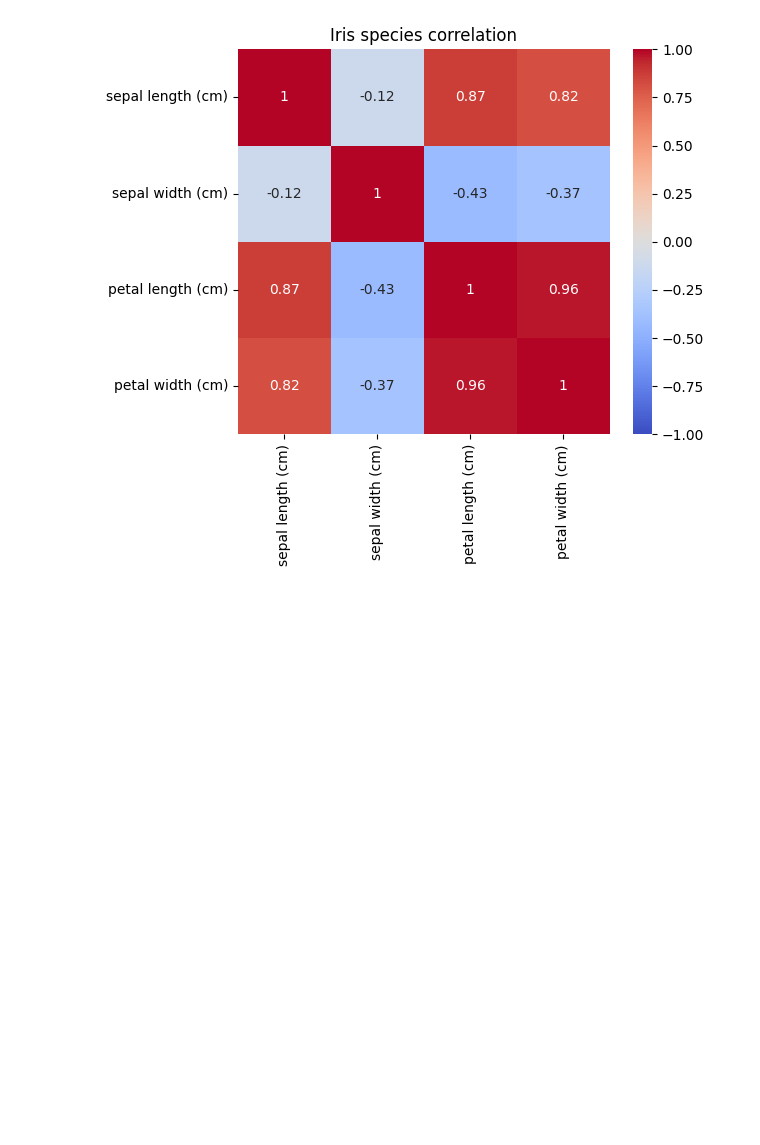
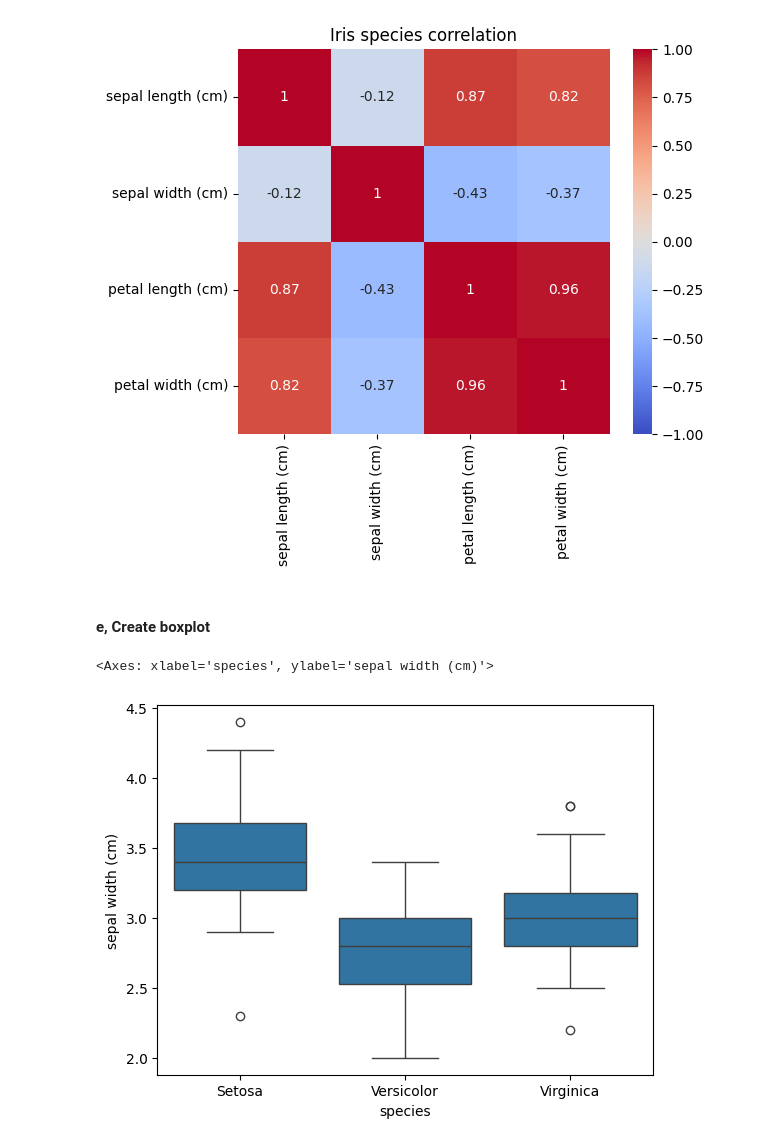
Before and after one commit to SusannaR11/AI_Engineering_OPA24_Susanna_Rokka, a Jupyter notebook: exercises/2_classification/0_iris_flower.ipynb, the cells around one changed output. Drawn from its saved outputs; the diff is of its cells as text; code cells hidden in the pictures; blank space fills up the shorter version.

```diff
--- a/exercises/2_classification/0_iris_flower.ipynb
+++ b/exercises/2_classification/0_iris_flower.ipynb
@@ -145,3 +145,10 @@ plt.title("Iris species correlation")
 plt.show()
 # %% [output]
 [figure]
+# %% [markdown]
+#### e, Create boxplot
+# %%
+sns.boxplot(data=df, x="species", y="sepal width (cm)", gap=0) #(hue="Species")
+# %% [output]
+<Axes: xlabel='species', ylabel='sepal width (cm)'>
+[figure, added]
```
Also changed, not shown: parts of 2 cells of this notebook, 1 other file.
